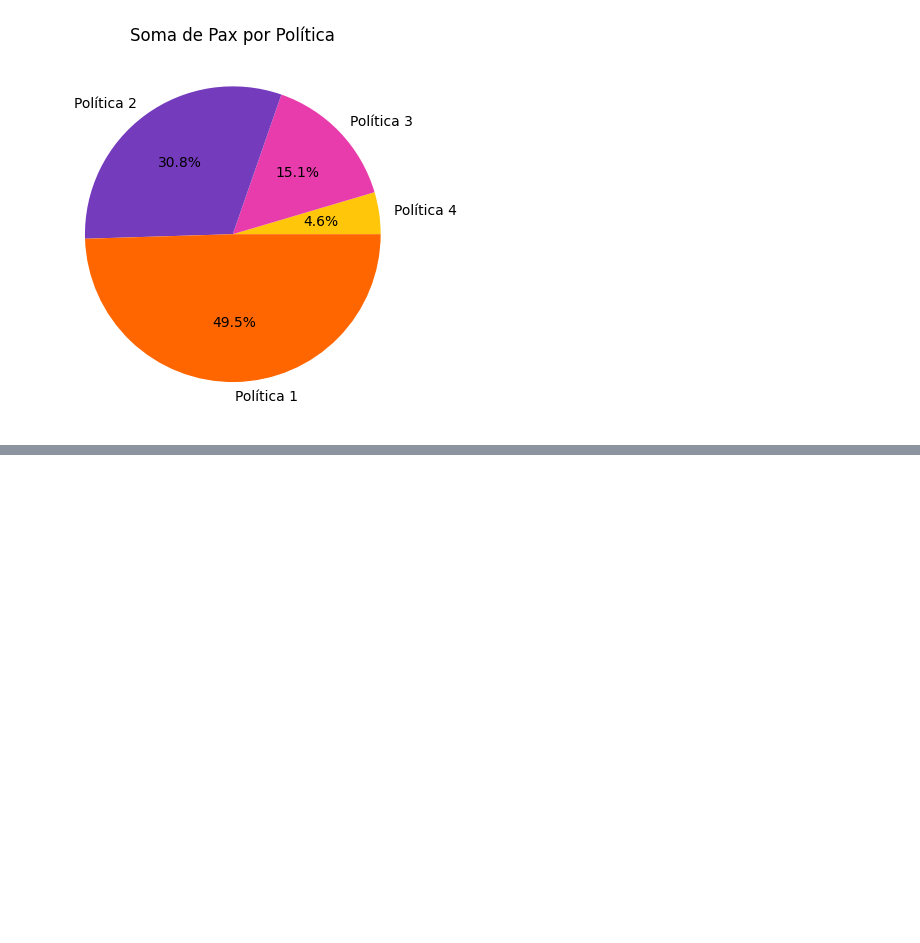
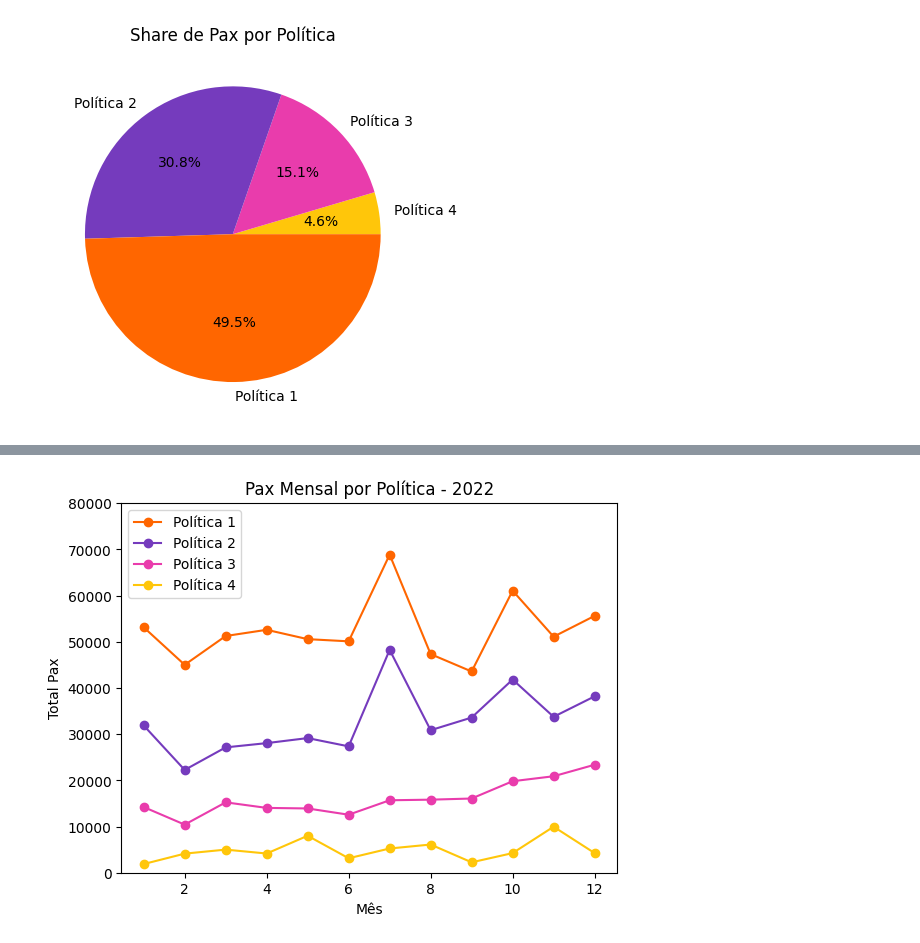
Before and after one commit to ThiagoPedrazi/MVP_Puc, a Jupyter notebook: MVP_ThiagoPedrazi.ipynb, the cells around one changed output, grey strips where cells are left out. Cells and saved outputs as stored; diff of their text form; code cells hidden in the pictures; blank space fills up the shorter version.

```diff
--- a/MVP_ThiagoPedrazi.ipynb
+++ b/MVP_ThiagoPedrazi.ipynb
@@ -515,0 +511,40 @@ See the caveats in the documentation: https://pandas.pydata.org/pandas-docs/stab
+# %%
+# Converter a coluna de datas para o tipo de dados datetime
+Dataset_Pax_Sem_Missings['Data'] = pd.to_datetime(Dataset_Pax_Sem_Missings['Data'])
+
+# Criar uma coluna adicional com o mês correspondente a cada data
+Dataset_Pax_Sem_Missings['Mês'] = Dataset_Pax_Sem_Missings['Data'].dt.month
+
+# Filtrar o DataFrame para incluir apenas os dados de 2022 // Apenas uma confirmação que realmente são os dados de 2022
+Dataset_Pax_2022 = Dataset_Pax_Sem_Missings[Dataset_Pax_Sem_Missings['Data'].dt.year == 2022]
+
+# Agrupar por mês e política e somar os valores de Pax em cada mês e política
+df_grouped = Dataset_Pax_2022.groupby(['Mês', 'Política'])['Pax'].sum()
+
+# Criar um novo DataFrame com as somas de Pax por mês e política
+df_Pax_Por_Mes_Politica = pd.DataFrame({'Mês': df_grouped.index.get_level_values('Mês'),
+                                       'Política': df_grouped.index.get_level_values('Política'),
+                                       'Total_Pax': df_grouped.values})
+
+# Definir as cores para cada tipo de política
+colors = {'Política 1': '#FF6600', 'Política 2': '#753BBD', 'Política 3': '#E93CAC', 'Política 4': '#FFC60A'}
+
+# Plotar o gráfico de linhas para cada tipo de política
+for policy, color in colors.items():
+    df_policy = df_Pax_Por_Mes_Politica[df_Pax_Por_Mes_Politica['Política'] == policy]
+    plt.plot(df_policy['Mês'], df_policy['Total_Pax'], marker='o', color=color, label=policy)
+
+# Definir o título do gráfico e dos eixos
+plt.title('Pax Mensal por Política - 2022')
+plt.xlabel('Mês')
+plt.ylabel('Total Pax')
+plt.legend(df_Pax_Por_Mes_Politica['Política'], loc='best')
+
+# Definir o valores do eixo Y entre 0 e 160000
+plt.ylim(ymin=0)
+plt.ylim(ymax=80000)
+
+# Exibir o gráfico
+plt.show()
+# %% [output]
+[figure, added]
```
Also changed, not shown: parts of 8 cells of this notebook.
